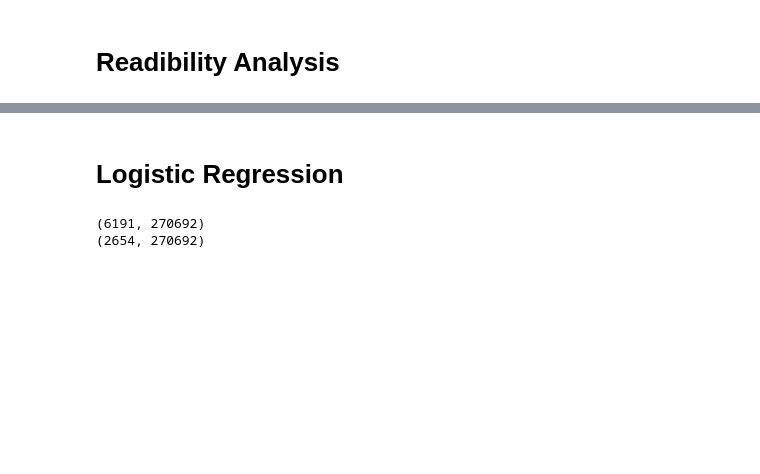
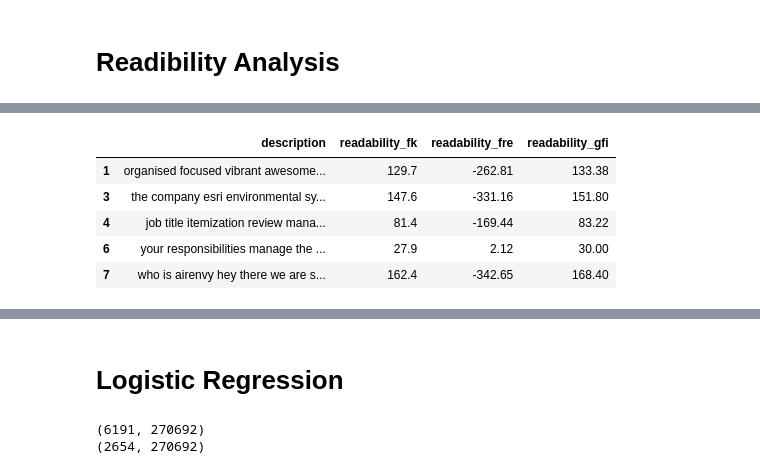
Before and after one commit to hederella/TextAnalytics, a Jupyter notebook: TextAnalyticsPreliminary.ipynb, the cells around one changed output, grey strips where cells are left out. Drawn from its saved outputs; the diff is of its cells as text; code cells hidden in the pictures; blank space fills up the shorter version.

```diff
--- a/TextAnalyticsPreliminary.ipynb
+++ b/TextAnalyticsPreliminary.ipynb
@@ -308,0 +331,10 @@ df_combined[['description', 'textblob_sentiment', 'vader_sentiment', 'vader_labe
+# %%
+# Results preview
+df[['description', 'readability_fk', 'readability_fre', 'readability_gfi']].head()
+# %% [output]
+|  | description | readability_fk | readability_fre | readability_gfi |
+| 1 | organised focused vibrant awesome... | 129.7 | -262.81 | 133.38 |
+| 3 | the company esri environmental sy... | 147.6 | -331.16 | 151.80 |
+| 4 | job title itemization review mana... | 81.4 | -169.44 | 83.22 |
+| 6 | your responsibilities manage the ... | 27.9 | 2.12 | 30.00 |
+| 7 | who is airenvy hey there we are s... | 162.4 | -342.65 | 168.40 |
```
Also changed, not shown: parts of 12 cells of this notebook.
